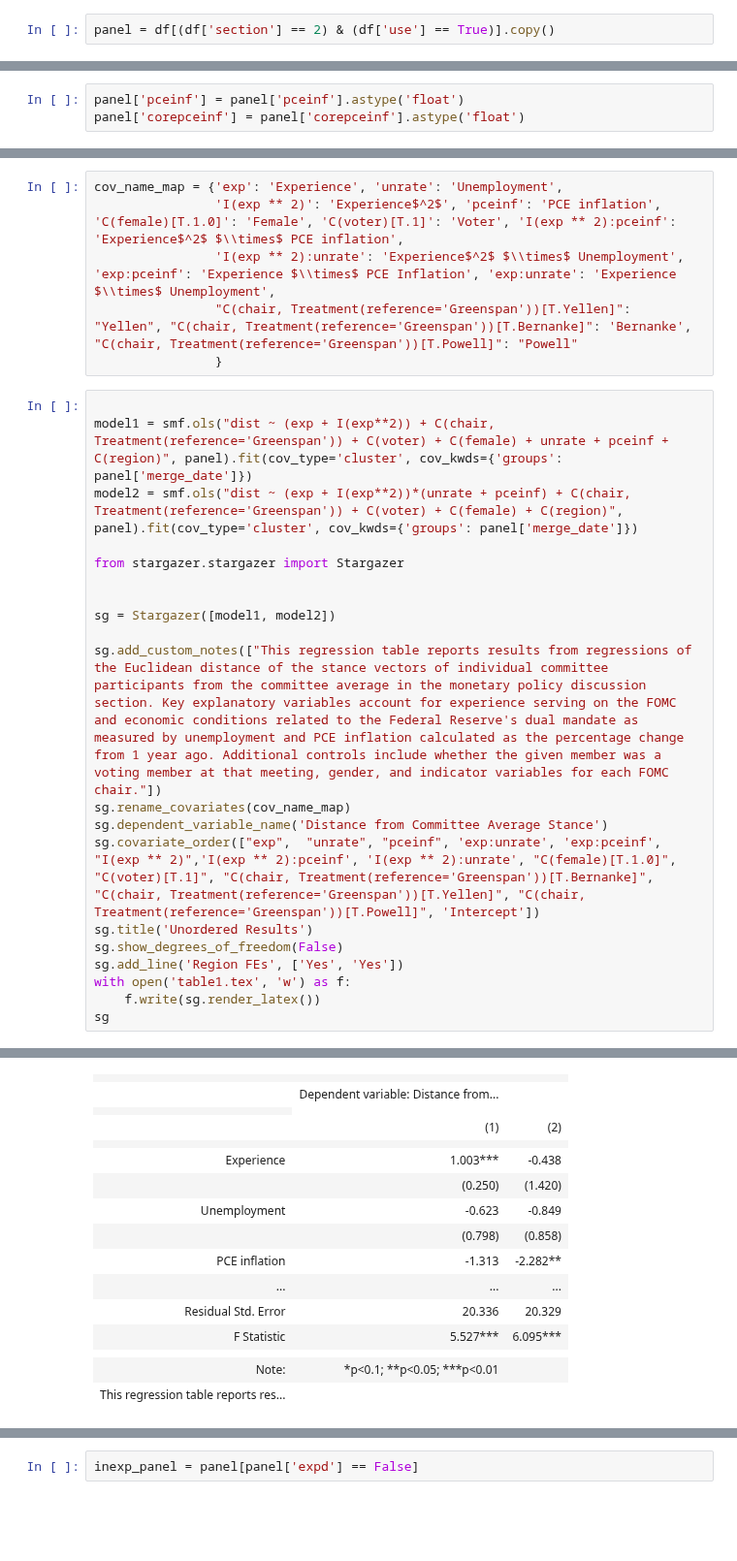
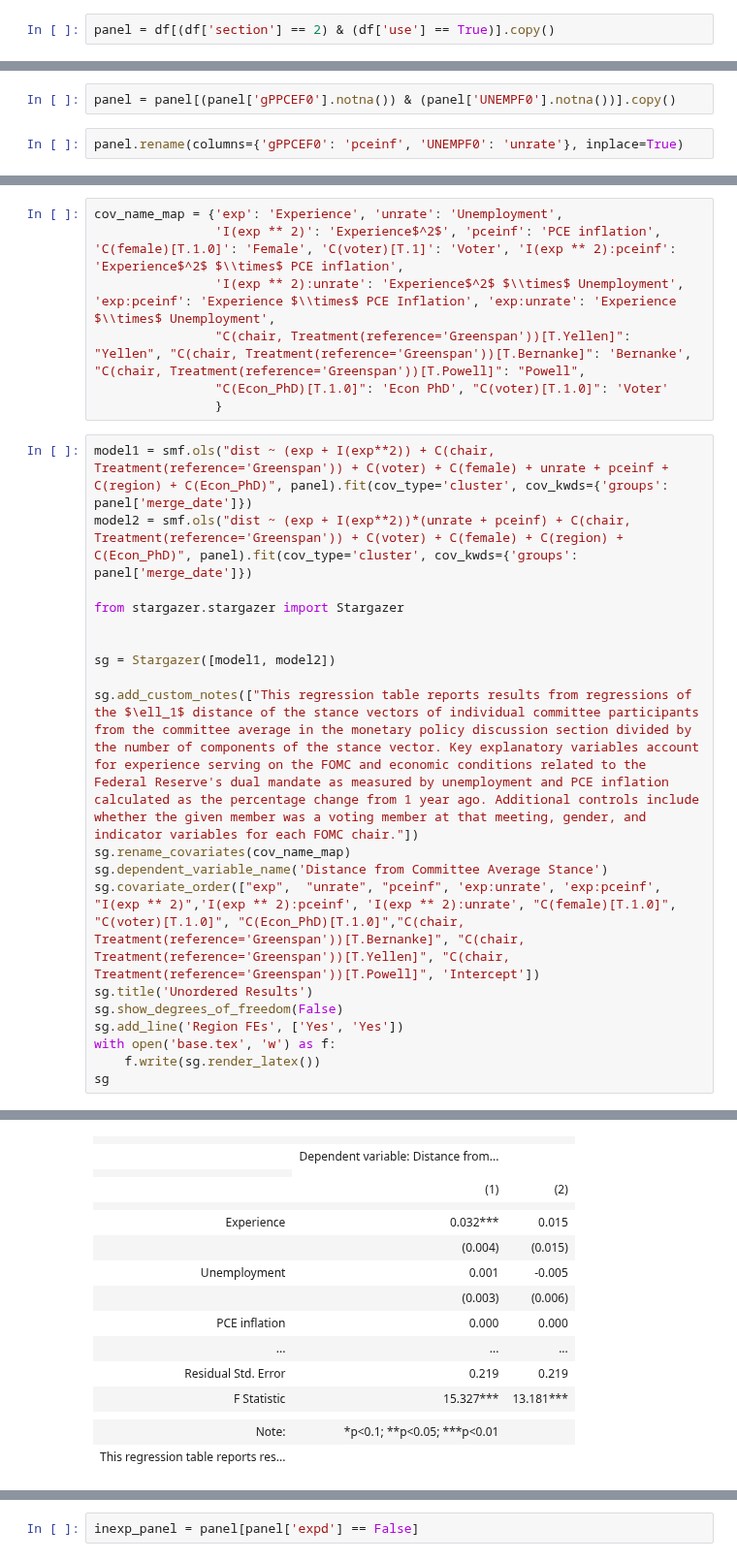
Before and after one commit to bendurham441/fed-nlp, a Jupyter notebook: regressions/unordered.ipynb, the cells around one changed output, grey strips where cells are left out. Shown at 97% size. Drawn from its saved outputs; the diff is of its cells as text; blank space fills up the shorter version.

Commit message:
Adjusting regression coefficient labels, fixing greenbook import

```diff
--- a/regressions/unordered.ipynb
+++ b/regressions/unordered.ipynb
@@ -83,3 +98,0 @@ panel
-# %%
-panel['pceinf'] = panel['pceinf'].astype('float')
-panel['corepceinf'] = panel['corepceinf'].astype('float')
@@ -85,0 +106,4 @@ panel['corepceinf'] = panel['corepceinf'].astype('float')
+# %%
+panel = panel[(panel['gPPCEF0'].notna()) & (panel['UNEMPF0'].notna())].copy()
+# %%
+panel.rename(columns={'gPPCEF0': 'pceinf', 'UNEMPF0': 'unrate'}, inplace=True)
@@ -87,43 +123,43 @@ panel['corepceinf'] = panel['corepceinf'].astype('float')
 cov_name_map = {'exp': 'Experience', 'unrate': 'Unemployment',
                 'I(exp ** 2)': 'Experience$^2$', 'pceinf': 'PCE inflation', 'C(female)[T.1.0]': 'Female', 'C(voter)[T.1]': 'Voter', 'I(exp ** 2):pceinf': 'Experience$^2$ $\\times$ PCE inflation',
                 'I(exp ** 2):unrate': 'Experience$^2$ $\\times$ Unemployment', 'exp:pceinf': 'Experience $\\times$ PCE Inflation', 'exp:unrate': 'Experience $\\times$ Unemployment',
-                "C(chair, Treatment(reference='Greenspan'))[T.Yellen]": "Yellen", "C(chair, Treatment(reference='Greenspan'))[T.Bernanke]": 'Bernanke', "C(chair, Treatment(reference='Greenspan'))[T.Powell]": "Powell"
+                "C(chair, Treatment(reference='Greenspan'))[T.Yellen]": "Yellen", "C(chair, Treatment(reference='Greenspan'))[T.Bernanke]": 'Bernanke', "C(chair, Treatment(reference='Greenspan'))[T.Powell]": "Powell",
+                "C(Econ_PhD)[T.1.0]": 'Econ PhD', "C(voter)[T.1.0]": 'Voter'
                 }
 # %%
-
-model1 = smf.ols("dist ~ (exp + I(exp**2)) + C(chair, Treatment(reference='Greenspan')) + C(voter) + C(female) + unrate + pceinf + C(region)", panel).fit(cov_type='cluster', cov_kwds={'groups': panel['merge_date']})
-model2 = smf.ols("dist ~ (exp + I(exp**2))*(unrate + pceinf) + C(chair, Treatment(reference='Greenspan')) + C(voter) + C(female) + C(region)", panel).fit(cov_type='cluster', cov_kwds={'groups': panel['merge_date']})
+model1 = smf.ols("dist ~ (exp + I(exp**2)) + C(chair, Treatment(reference='Greenspan')) + C(voter) + C(female) + unrate + pceinf + C(region) + C(Econ_PhD)", panel).fit(cov_type='cluster', cov_kwds={'groups': panel['merge_date']})
+model2 = smf.ols("dist ~ (exp + I(exp**2))*(unrate + pceinf) + C(chair, Treatment(reference='Greenspan')) + C(voter) + C(female) + C(region) + C(Econ_PhD)", panel).fit(cov_type='cluster', cov_kwds={'groups': panel['merge_date']})
 
 from stargazer.stargazer import Stargazer
 
 
 sg = Stargazer([model1, model2])
 
-sg.add_custom_notes(["This regression table reports results from regressions of the Euclidean distance of the stance vectors of individual committee participants from the committee average in the monetary policy discussion section. Key explanatory variables account for experience serving on the FOMC and economic conditions related to the Federal Reserve's dual mandate as measured by unemployment and PCE inflation calculated as the percentage change from 1 year ago. Additional controls include whether the given member was a voting member at that meeting, gender, and indicator variables for each FOMC chair."])
+sg.add_custom_notes(["This regression table reports results from regressions of the $\ell_1$ distance of the stance vectors of individual committee participants from the committee average in the monetary policy discussion section divided by the number of components of the stance vector. Key explanatory variables account for experience serving on the FOMC and economic conditions related to the Federal Reserve's dual mandate as measured by unemployment and PCE inflation calculated as the percentage change from 1 year ago. Additional controls include whether the given member was a voting member at that meeting, gender, and indicator variables for each FOMC chair."])
 sg.rename_covariates(cov_name_map)
 sg.dependent_variable_name('Distance from Committee Average Stance')
-sg.covariate_order(["exp",  "unrate", "pceinf", 'exp:unrate', 'exp:pceinf', "I(exp ** 2)",'I(exp ** 2):pceinf', 'I(exp ** 2):unrate', "C(female)[T.1.0]", "C(voter)[T.1]", "C(chair, Treatment(reference='Greenspan'))[T.Bernanke]", "C(chair, Treatment(reference='Greenspan'))[T.Yellen]", "C(chair, Treatment(reference='Greenspan'))[T.Powell]", 'Intercept'])
+sg.covariate_order(["exp",  "unrate", "pceinf", 'exp:unrate', 'exp:pceinf', "I(exp ** 2)",'I(exp ** 2):pceinf', 'I(exp ** 2):unrate', "C(female)[T.1.0]", "C(voter)[T.1.0]", "C(Econ_PhD)[T.1.0]","C(chair, Treatment(reference='Greenspan'))[T.Bernanke]", "C(chair, Treatment(reference='Greenspan'))[T.Yellen]", "C(chair, Treatment(reference='Greenspan'))[T.Powell]", 'Intercept'])
 sg.title('Unordered Results')
 sg.show_degrees_of_freedom(False)
 sg.add_line('Region FEs', ['Yes', 'Yes'])
-with open('table1.tex', 'w') as f:
+with open('base.tex', 'w') as f:
     f.write(sg.render_latex())
 sg
 # %% [output]
 Unordered Results
 |  |  |  |
 |  | Dependent variable: Distance from... |  |
 |  |
 |  | (1) | (2) |
 |  |  |  |
-| Experience | 1.003*** | -0.438 |
-|  | (0.250) | (1.420) |
-| Unemployment | -0.623 | -0.849 |
-|  | (0.798) | (0.858) |
-| PCE inflation | -1.313 | -2.282** |
+| Experience | 0.032*** | 0.015 |
+|  | (0.004) | (0.015) |
+| Unemployment | 0.001 | -0.005 |
+|  | (0.003) | (0.006) |
+| PCE inflation | 0.000 | 0.000 |
 | ... | ... | ... |
-| Residual Std. Error | 20.336 | 20.329 |
-| F Statistic | 5.527*** | 6.095*** |
+| Residual Std. Error | 0.219 | 0.219 |
+| F Statistic | 15.327*** | 13.181*** |
 |  |  |  |
 | Note: | *p<0.1; **p<0.05; ***p<0.01 |  |
 | This regression table reports res... |  |  |
```
Also changed, not shown: parts of 22 cells of this notebook, 1 other file.
